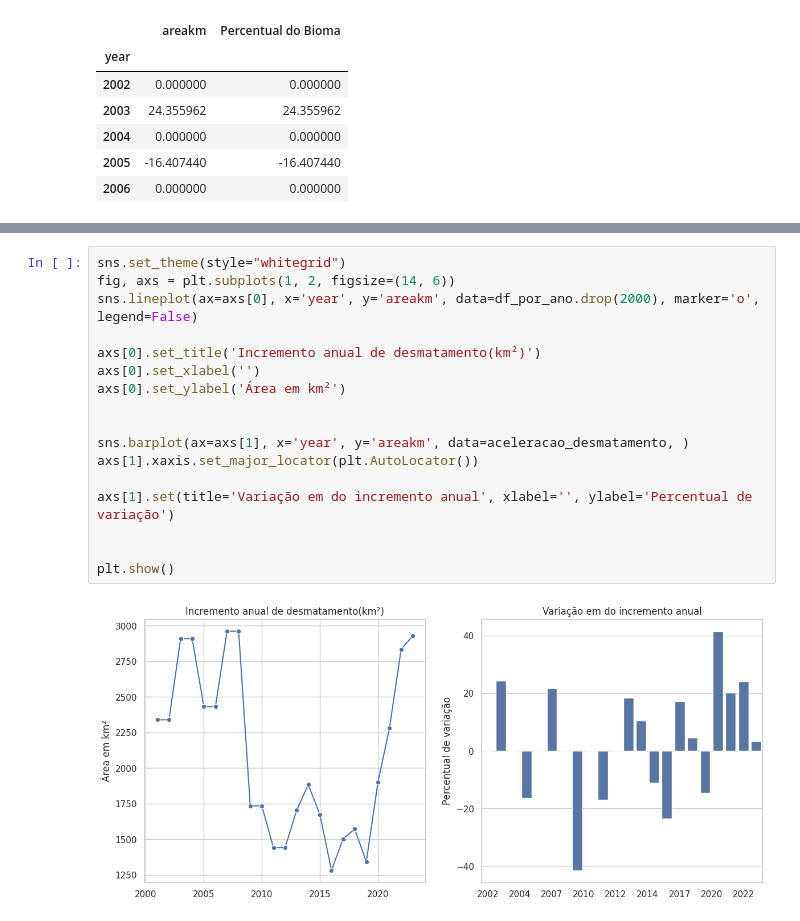
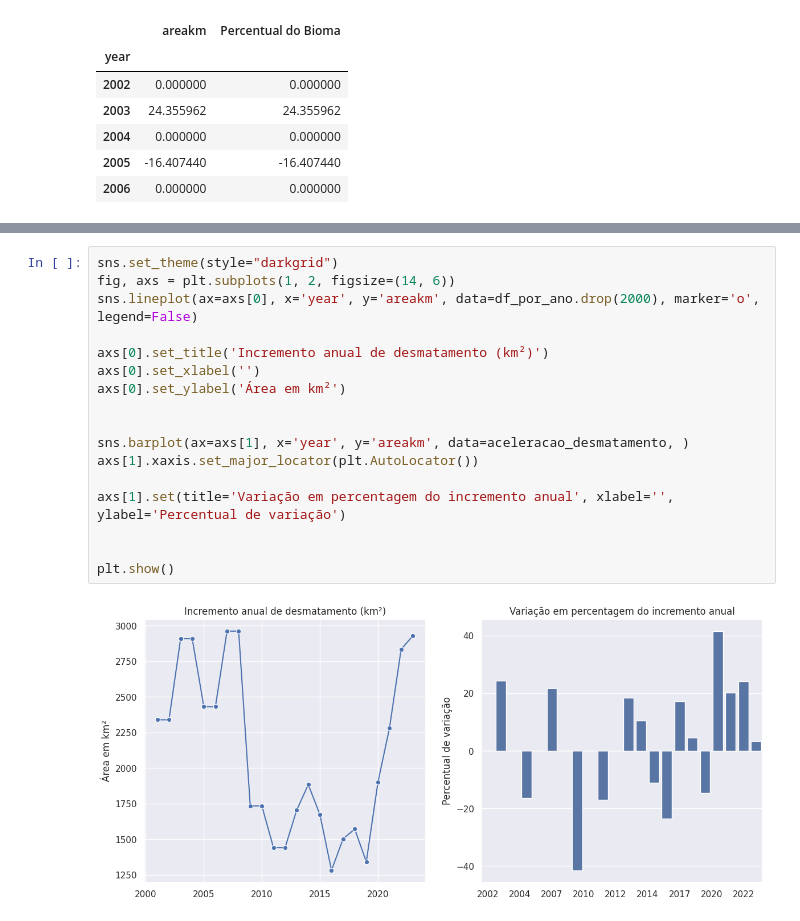
Before and after one commit to LambdaGeo/analise_cerrado_ma, a Jupyter notebook: analise_bioma.ipynb, the cells around one changed output, grey strips where cells are left out. Drawn from its saved outputs; the diff is of its cells as text.

```diff
--- a/analise_bioma.ipynb
+++ b/analise_bioma.ipynb
@@ -126,19 +124,19 @@ Matplotlib is building the font cache; this may take a moment.
 # %%
-sns.set_theme(style="whitegrid")
+sns.set_theme(style="darkgrid")
 fig, axs = plt.subplots(1, 2, figsize=(14, 6))
 sns.lineplot(ax=axs[0], x='year', y='areakm', data=df_por_ano.drop(2000), marker='o', legend=False)
 
-axs[0].set_title('Incremento anual de desmatamento(km²)')
+axs[0].set_title('Incremento anual de desmatamento (km²)')
 axs[0].set_xlabel('')
 axs[0].set_ylabel('Área em km²')
 
 
 sns.barplot(ax=axs[1], x='year', y='areakm', data=aceleracao_desmatamento, )
 axs[1].xaxis.set_major_locator(plt.AutoLocator())
 
-axs[1].set(title='Variação em do incremento anual', xlabel='', ylabel='Percentual de variação')
+axs[1].set(title='Variação em percentagem do incremento anual', xlabel='', ylabel='Percentual de variação')
 
 
 plt.show()
 # %% [output]
-[figure, old version]
+[figure, new version]
```
Also changed, not shown: parts of 1 cell of this notebook, 4 other files.
